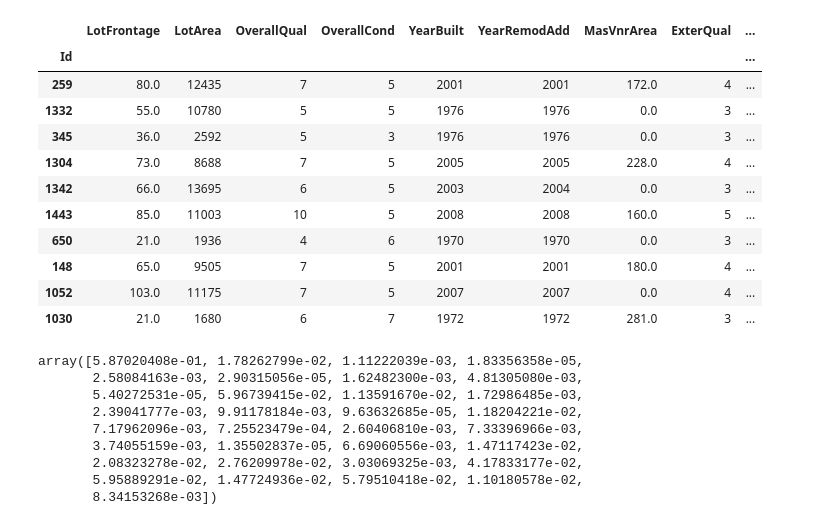
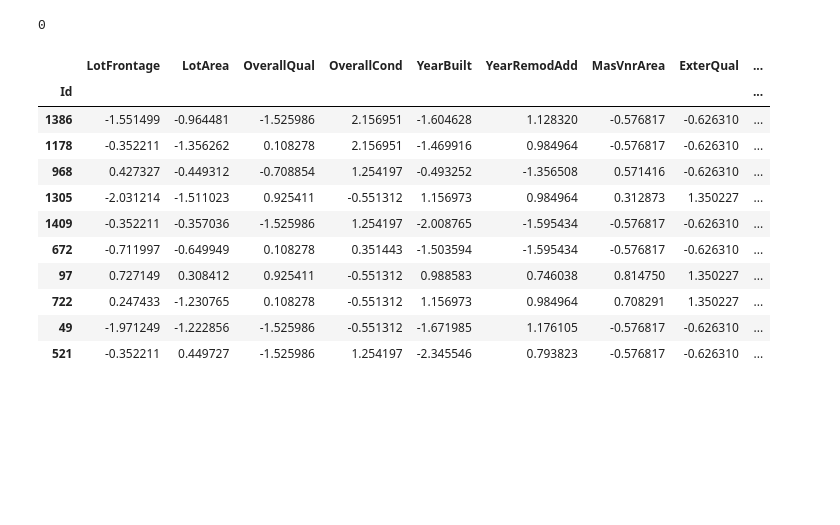
Before and after one commit to AronBerke/Kaggle_Housing_Project, a Jupyter notebook: Austin/FeatureSelection_Forests.ipynb, the cells around one changed output. Saved outputs shown, nothing was run; the diff lists cells and outputs as text; code cells hidden in the pictures; blank space fills up the shorter version.

Commit message:
created new data, and worked on forests, bagging, boosting

```diff
--- a/Austin/FeatureSelection_Forests.ipynb
+++ b/Austin/FeatureSelection_Forests.ipynb
@@ -4,6 +4,8 @@ import numpy as np
 import pandas as pd
 import matplotlib.pyplot as plt
 import seaborn as sns
+%matplotlib inline
+plt.style.use('ggplot')
 
 # For Detailed Stats Output
 import statsmodels.api as sm
@@ -21,47 +23,82 @@ from sklearn import tree
 # Instantiating the tree model (regression type)
 regressor = tree.DecisionTreeRegressor()
 # The ensemble model for random forest and bagging
 from sklearn import ensemble
 # Instantiating the ensemble models
-randomForest = ensemble.RandomForestClassifier()
-bagging      = ensemble.BaggingClassifier()
+randomForest = ensemble.RandomForestRegressor()
+bagging      = ensemble.BaggingRegressor()
+gbm          = ensemble.GradientBoostingRegressor()
+abr          = ensemble.AdaBoostRegressor()
+# xg boost
+import xgboost as xgb
+# lg boost
+import lightgbm as lgb
 
 # The model selection for cross validation, k fold splits, train_test_split, grid search etc.
 import sklearn.model_selection as ms
 from sklearn.model_selection import train_test_split
 from sklearn.model_selection import GridSearchCV
 # Some automatic feature selection functions (recursive finding, best feature selection etc.)
 import sklearn.feature_selection as fs
 # Importing the different error evaluation/metrics
 from sklearn import metrics
+# regression metrics:
 # metrics.explained_variance_score(y_true, y_pred)
 # metrics.max_error(y_true, y_pred)
 # metrics.mean_absolute_error(y_true, y_pred)
 # metrics.mean_squared_error(y_true, y_pred[, …])
 # metrics.mean_squared_log_error(y_true, y_pred)
 # metrics.median_absolute_error(y_true, y_pred)
 # metrics.r2_score(y_true, y_pred[, …])
 
 # Making it so that we can see all columns of the dataframe
 pd.set_option('display.max_columns', None)
 # Importing the data
+# baseline_df have nominal categories dummified.
 baseline_df=pd.read_csv('baseline_df.csv',index_col='Id')
+undummified_baseline_df=pd.read_csv('undummified_baseline_df.csv',index_col='Id')
+
+standardized_baseline_df=pd.read_csv('standardized_baseline_df.csv',index_col='Id')
 normalized_baseline_df=pd.read_csv('normalized_baseline_df.csv',index_col='Id')
-standardized_baseline_df=pd.read_csv('standardized_baseline_df.csv',index_col='Id')
-baseline_df.sample(10)
+
+standardized_undummified_baseline_df=pd.read_csv('standardized_undummified_baseline_df.csv',index_col='Id')
+normalized_undummified_baseline_df=pd.read_csv('normalized_undummified_baseline_df.csv',index_col='Id')
+
+standardized_with_outlier_dummified_baseline_df=pd.read_csv('standardized_with_outlier_dummified_baseline_df.csv',index_col='Id')
+normalized_with_outlier_dummified_baseline_df=pd.read_csv('normalized_with_outlier_dummified_baseline_df.csv',index_col='Id')
+
+standardized_with_outlier_undummified_baseline_df=pd.read_csv('standardized_with_outlier_undummified_baseline_df.csv',index_col='Id')
+normalized_with_outlier_undummified_baseline_df=pd.read_csv('normalized_with_outlier_undummified_baseline_df.csv',index_col='Id')
+
+all_standardized_baseline_df=pd.read_csv('all_standardized_baseline_df.csv',index_col='Id')
+all_normalized_baseline_df=pd.read_csv('all_normalized_baseline_df.csv',index_col='Id')
+
+with_outlier_dummified_baseline_df=pd.read_csv('with_outlier_dummified_baseline_df.csv',index_col='Id')
+with_outlier_undummified_baseline_df=pd.read_csv('with_outlier_undummified_baseline_df.csv',index_col='Id')
+
+all_standardized_with_outlier_dummified_baseline_df=pd.read_csv('all_standardized_with_outlier_dummified_baseline_df.csv',index_col='Id')
+all_normalized_with_outlier_dummified_baseline_df=pd.read_csv('all_normalized_with_outlier_dummified_baseline_df.csv',index_col='Id')
+
+##############################################
+# Specify which dataframe to work with:
+##############################################
+df=standardized_baseline_df
+print(df.isnull().sum().sum())
+df.sample(10)
 # %% [output]
+0
 |  | LotFrontage | LotArea | OverallQual | OverallCond | YearBuilt | YearRemodAdd | MasVnrArea | ExterQual | ... |
 | Id |  |  |  |  |  |  |  |  | ... |
-| 259 | 80.0 | 12435 | 7 | 5 | 2001 | 2001 | 172.0 | 4 | ... |
-| 1332 | 55.0 | 10780 | 5 | 5 | 1976 | 1976 | 0.0 | 3 | ... |
-| 345 | 36.0 | 2592 | 5 | 3 | 1976 | 1976 | 0.0 | 3 | ... |
-| 1304 | 73.0 | 8688 | 7 | 5 | 2005 | 2005 | 228.0 | 4 | ... |
-| 1342 | 66.0 | 13695 | 6 | 5 | 2003 | 2004 | 0.0 | 3 | ... |
-| 1443 | 85.0 | 11003 | 10 | 5 | 2008 | 2008 | 160.0 | 5 | ... |
-| 650 | 21.0 | 1936 | 4 | 6 | 1970 | 1970 | 0.0 | 3 | ... |
-| 148 | 65.0 | 9505 | 7 | 5 | 2001 | 2001 | 180.0 | 4 | ... |
-| 1052 | 103.0 | 11175 | 7 | 5 | 2007 | 2007 | 0.0 | 4 | ... |
-| 1030 | 21.0 | 1680 | 6 | 7 | 1972 | 1972 | 281.0 | 3 | ... |
+| 1386 | -1.551499 | -0.964481 | -1.525986 | 2.156951 | -1.604628 | 1.128320 | -0.576817 | -0.626310 | ... |
+| 1178 | -0.352211 | -1.356262 | 0.108278 | 2.156951 | -1.469916 | 0.984964 | -0.576817 | -0.626310 | ... |
+| 968 | 0.427327 | -0.449312 | -0.708854 | 1.254197 | -0.493252 | -1.356508 | 0.571416 | -0.626310 | ... |
+| 1305 | -2.031214 | -1.511023 | 0.925411 | -0.551312 | 1.156973 | 0.984964 | 0.312873 | 1.350227 | ... |
+| 1409 | -0.352211 | -0.357036 | -1.525986 | 1.254197 | -2.008765 | -1.595434 | -0.576817 | -0.626310 | ... |
+| 672 | -0.711997 | -0.649949 | 0.108278 | 0.351443 | -1.503594 | -1.595434 | -0.576817 | -0.626310 | ... |
+| 97 | 0.727149 | 0.308412 | 0.925411 | -0.551312 | 0.988583 | 0.746038 | 0.814750 | 1.350227 | ... |
+| 722 | 0.247433 | -1.230765 | 0.108278 | -0.551312 | 1.156973 | 0.984964 | 0.708291 | 1.350227 | ... |
+| 49 | -1.971249 | -1.222856 | -1.525986 | -0.551312 | -1.671985 | 1.176105 | -0.576817 | -0.626310 | ... |
+| 521 | -0.352211 | 0.449727 | -1.525986 | 1.254197 | -2.345546 | 0.793823 | -0.576817 | -0.626310 | ... |
 # %%
 nominal_var_processed=['MSZoning','Street','Alley','LotShape','LandContour','LotConfig','LandSlope',\
              'Neighborhood','Condition1','Condition2','BldgType','HouseStyle','RoofStyle','RoofMatl',\
@@ -108,14 +125,0 @@ x_train, x_test, y_train, y_test = standardized_x_train, standardized_x_test, st
-# %%
-regressor.fit(x_train, y_train)
-y_pred = regressor.predict(x_test)
-regressor.feature_importances_
-# %% [output]
-array([5.87020408e-01, 1.78262799e-02, 1.11222039e-03, 1.83356358e-05,
-       2.58084163e-03, 2.90315056e-05, 1.62482300e-03, 4.81305080e-03,
-       5.40272531e-05, 5.96739415e-02, 1.13591670e-02, 1.72986485e-03,
-       2.39041777e-03, 9.91178184e-03, 9.63632685e-05, 1.18204221e-02,
-       7.17962096e-03, 7.25523479e-04, 2.60406810e-03, 7.33396966e-03,
-       3.74055159e-03, 1.35502837e-05, 6.69060556e-03, 1.47117423e-02,
-       2.08323278e-02, 2.76209978e-02, 3.03069325e-03, 4.17833177e-02,
-       5.95889291e-02, 1.47724936e-02, 5.79510418e-02, 1.10180578e-02,
-       8.34153268e-03])
```
Also changed, not shown: parts of 36 cells of this notebook, 23 other files.
